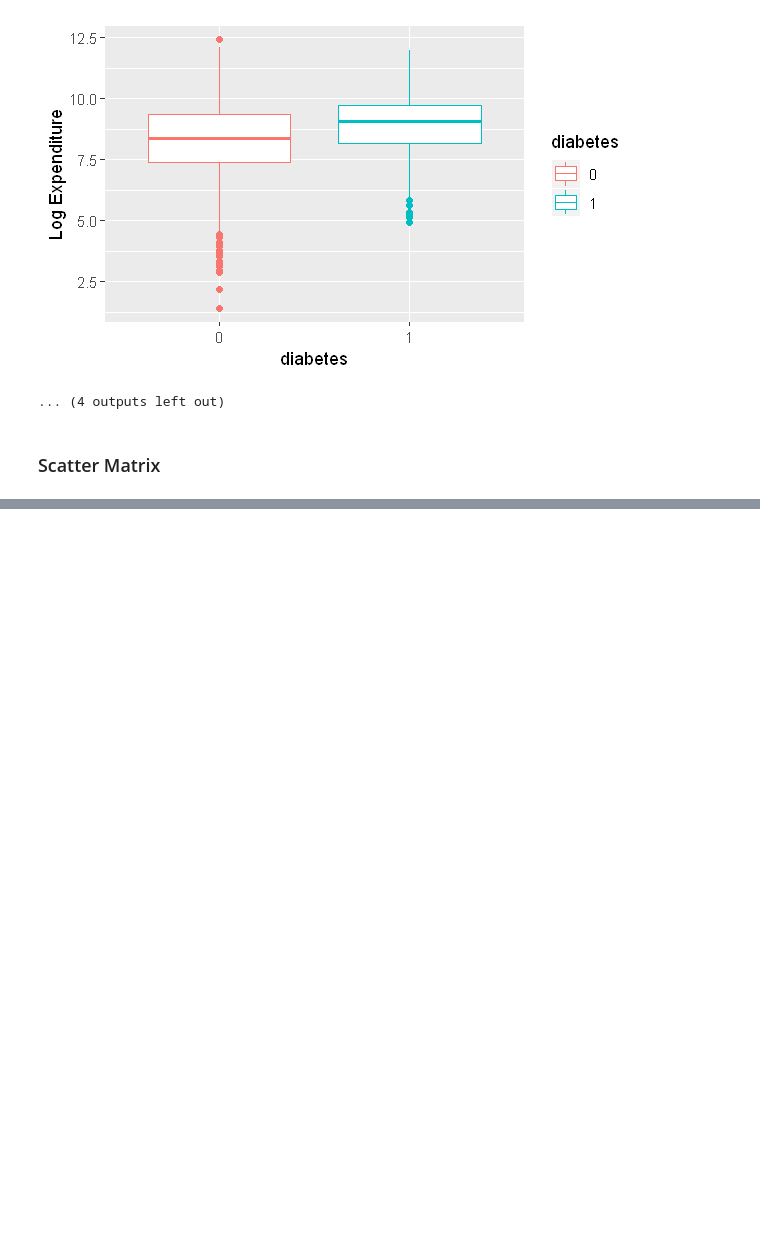
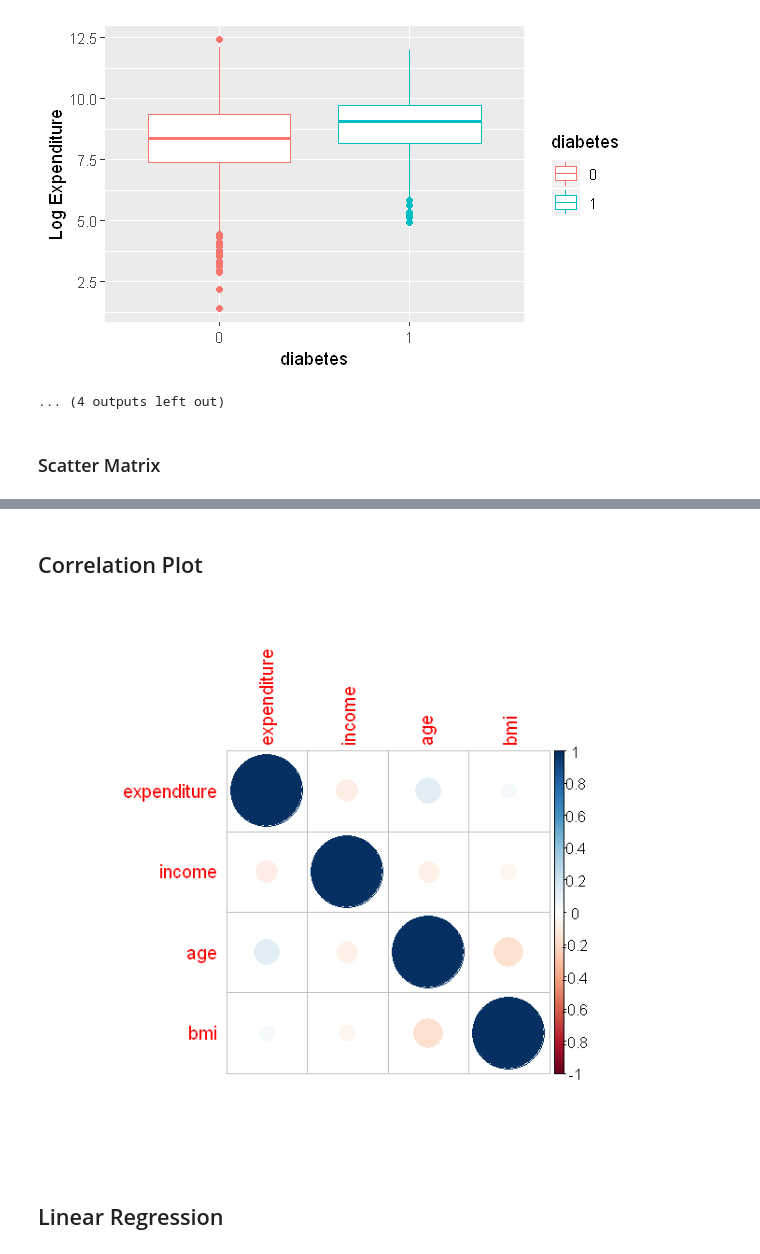
Before and after one commit to LanceWhitehorn/ACST4005, a Jupyter notebook: assignment/Assignment.ipynb, the cells around one changed output, grey strips where cells are left out. Drawn from its saved outputs; the diff is of its cells as text; code cells hidden in the pictures; blank space fills up the shorter version.

Commit message:
Assignment - Linear regression model

```diff
--- a/assignment/Assignment.ipynb
+++ b/assignment/Assignment.ipynb
@@ -220,0 +240,10 @@ for (col in colnames(clean)[6:21]) {
+# %% [markdown]
+## Correlation Plot
+# %%
+options(repr.plot.width = 5, repr.plot.height = 5)
+correlations <- cor(clean[,c(2:5)])
+corrplot(correlations)
+# %% [output]
+[figure, added]
+# %% [markdown]
+## Linear Regression
```
Also changed, not shown: parts of 7 cells of this notebook.
